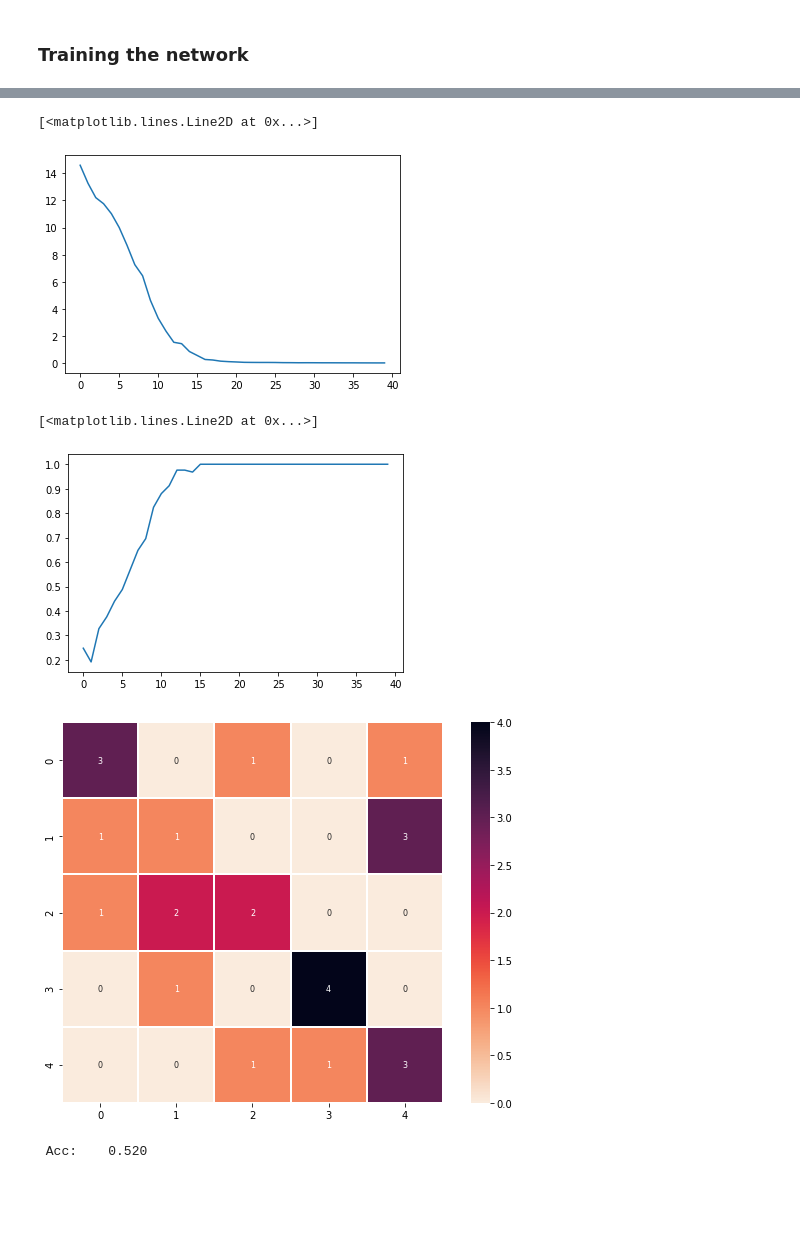
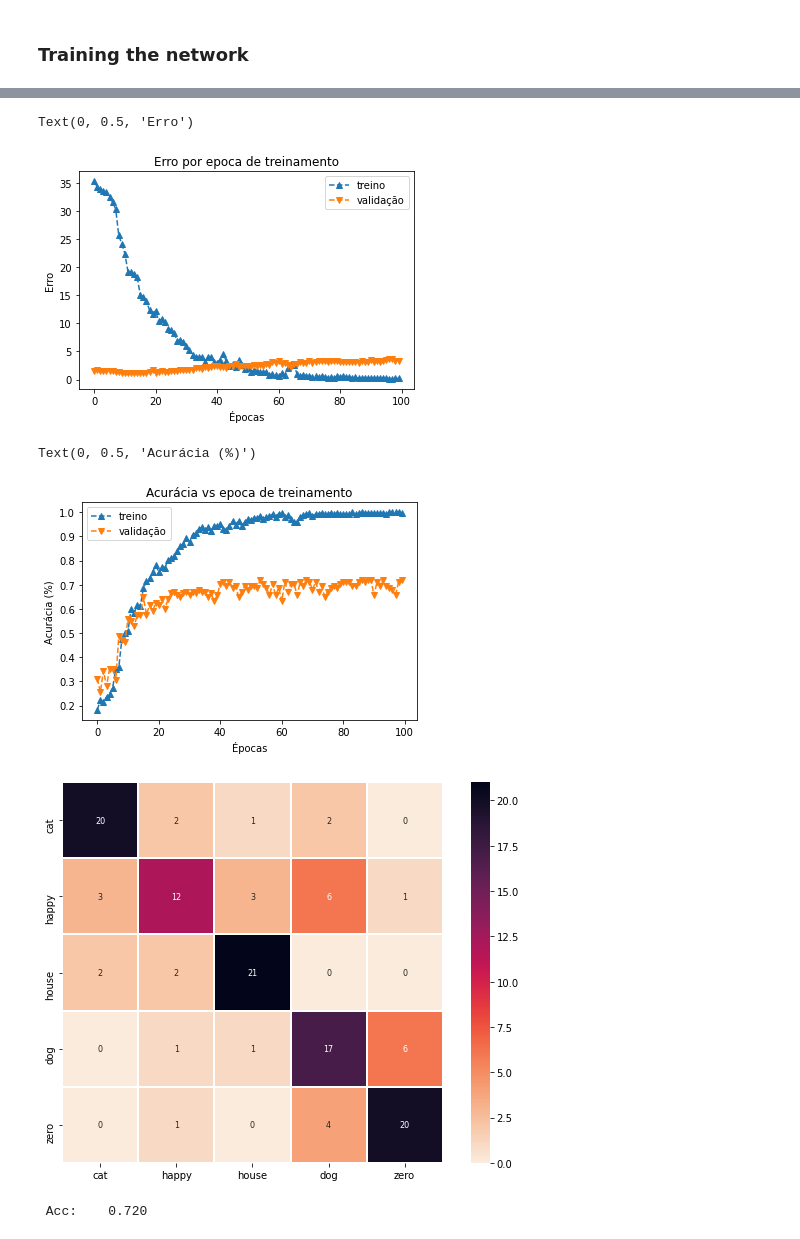
Before and after one commit to rodgdutra/ASR_transformer, a Jupyter notebook: asr_transformer.ipynb, the cells around one changed output, grey strips where cells are left out. Cells and saved outputs as stored; diff of their text form; code cells hidden in the pictures; blank space fills up the shorter version.

```diff
--- a/asr_transformer.ipynb
+++ b/asr_transformer.ipynb
@@ -153,14 +165,18 @@ tensor([0, 2, 3])
 # %%
 def train(model, epochs, batch_size, train_loader, criterion, optimizer,
-          scheduler, set_size):
+          scheduler, set_size, val_loader):
     model.train()
     acc = []
     loss = []
+    val_loss = []
+    val_acc = []
     for epoch in range(1, epochs + 1):
         epoch_start_time = time.time()
         train_loss, train_acc = batch_train(model, epoch, batch_size,
                                                 train_loader, criterion,
                                                 optimizer, scheduler, set_size)
+
+        epoch_val_loss, epoch_val_acc = batch_val(model, epoch, batch_size, val_loader)
         print('-' * 89)
         print('| end of epoch {:3d} | time: {:5.2f}s |'.format(
             epoch, (time.time() - epoch_start_time)))
@@ -169,6 +185,7 @@ def train(model, epochs, batch_size, train_loader, criterion, optimizer,
         scheduler.step()
         acc.append(train_acc)
         loss.append(train_loss)
-
-    return loss, acc
+        val_acc.append(epoch_val_acc)
+        val_loss.append(epoch_val_loss)
+    return loss, val_loss, acc, val_acc
 # %%
@@ -219,11 +263,18 @@ def batch_train(model, epoch, batch_size, train_loader, criterion, optimizer,
 # %%
-batch_size = 20
+batch_size = 40
 
 train_set, test_set = build_dataset(feat_dir)
+_, val_set = build_dataset(val_dir)
+
 train_loader = DataLoader(train_set,
                           batch_size=batch_size,
                           shuffle=True)
+
+val_loader = DataLoader(val_set,
+                          batch_size=batch_size,
+                          shuffle=True)
+
 test_loader = DataLoader(test_set,
                           batch_size=test_set.y_shape[0],
-                          shuffle=True)
+                          shuffle=False)
 set_size = train_set.y_shape[0]
@@ -252,14 +318,16 @@ model = TransformerTimeSeries(device,
                               n_encoder_time_steps=197,
                               encoder_vector_sz=39,
                               output_vector_sz=5,
-                              d_model=100,
-                              dropout=0,).to(device)
+                              d_model=220,
+                              dropout=0.3,
+                              nhead=4).to(device)
 # %% [markdown]
 ### Training the network
 # %%
+seed_torch()
 criterion = torch.nn.CrossEntropyLoss()
 optimizer = torch.optim.Adam(model.parameters(), lr=1e-03)
 scheduler = torch.optim.lr_scheduler.StepLR(optimizer, 1.0, gamma=0.98)
-loss, acc =  train(model, 40, batch_size, train_loader, criterion,
-      optimizer, scheduler, set_size)
+loss, val_loss, acc, val_acc =  train(model, 100, batch_size, train_loader, criterion,
+      optimizer, scheduler, set_size, test_loader)
 # %% [output]
@@ -375,13 +443,25 @@ loss, acc =  train(model, 40, batch_size, train_loader, criterion,
 # %%
-plt.plot(loss)
+plt.figure(figsize=(6, 4))
+plt.plot(loss, label='treino', linestyle='dashed', marker='^')
+plt.plot(val_loss, label='validação', linestyle='dashed', marker='v')
+plt.legend()
+plt.title("Erro por epoca de treinamento")
+plt.xlabel("Épocas")
+plt.ylabel("Erro")
 # %% [output]
-[<matplotlib.lines.Line2D at 0x...>]
+Text(0, 0.5, 'Erro')
-[figure, old version]
+[figure, new version]
 # %%
-plt.plot(acc)
+plt.figure(figsize=(6, 4))
+plt.plot(acc, label='treino', linestyle='dashed', marker='^')
+plt.plot(val_acc, label='validação', linestyle='dashed', marker='v')
+plt.legend()
+plt.title("Acurácia vs epoca de treinamento")
+plt.xlabel("Épocas")
+plt.ylabel("Acurácia (%)")
 # %% [output]
-[<matplotlib.lines.Line2D at 0x...>]
+Text(0, 0.5, 'Acurácia (%)')
-[figure, old version]
+[figure, new version]
 # %%
 
 predictions = torch.tensor([]).to(device)
@@ -405,12 +485,16 @@ conf_mtx = confusion_matrix(ground_truth, predictions)
 conf_df = pd.DataFrame(conf_mtx, index = [i for i in range(5)],
                   columns = [i for i in range(5)])
 plt.figure(figsize = (10,7))
-sns.heatmap(conf_df, cmap=sns.cm.rocket_r, square=True, linewidths=0.1, annot=True, fmt='d', annot_kws={"fontsize": 8})
+
+labels = [name[2:-4] for name in listdir(feat_dir+'/train')]
+sns.heatmap(conf_df, cmap=sns.cm.rocket_r, square=True,
+            linewidths=0.1, annot=True, fmt='d', annot_kws={"fontsize": 8},
+           xticklabels=labels, yticklabels=labels)
 plt.show()
 # %% [output]
-[figure, old version]
+[figure, new version]
-# %%
-acc = accuracy_score(ground_truth, predictions)
-print(f' Acc:\t {acc:.3f}')
-# %% [output]
- Acc:    0.520
+# %%
+acc = accuracy_score(ground_truth, predictions)
+print(f' Acc:\t {acc:.3f}')
+# %% [output]
+ Acc:    0.720
```
Also changed, not shown: parts of 15 cells of this notebook.
